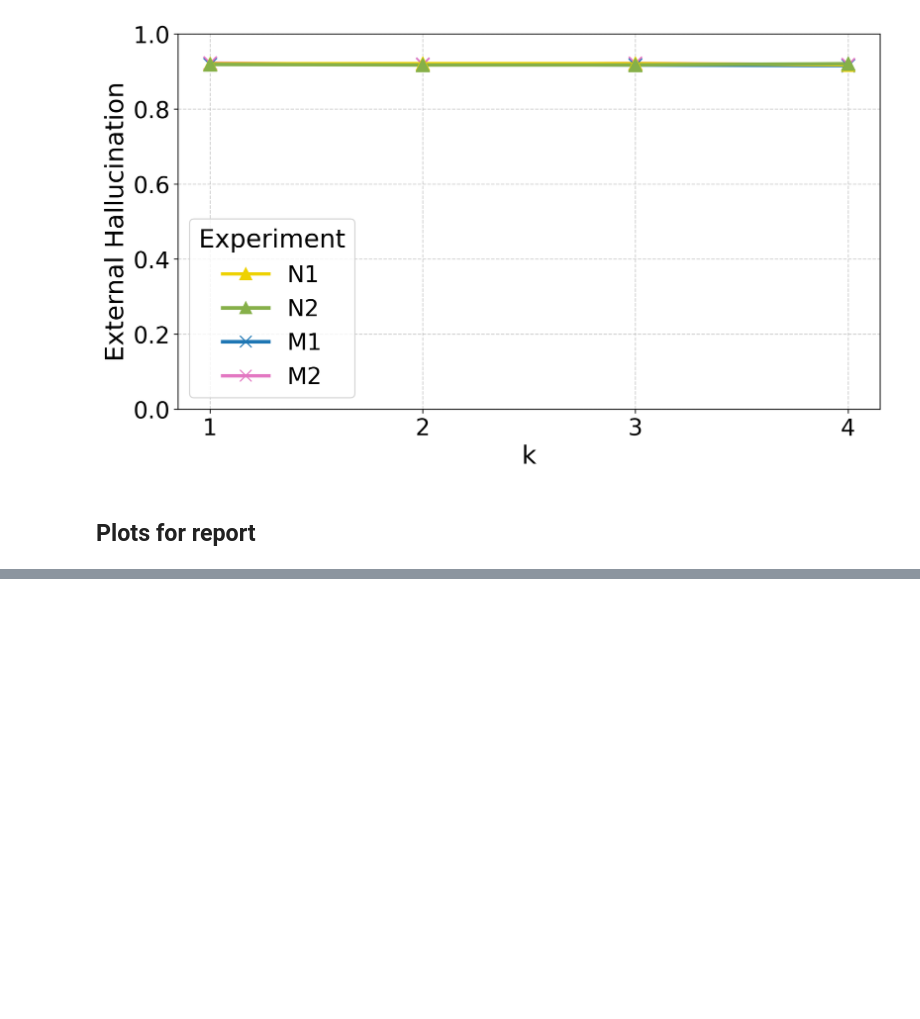
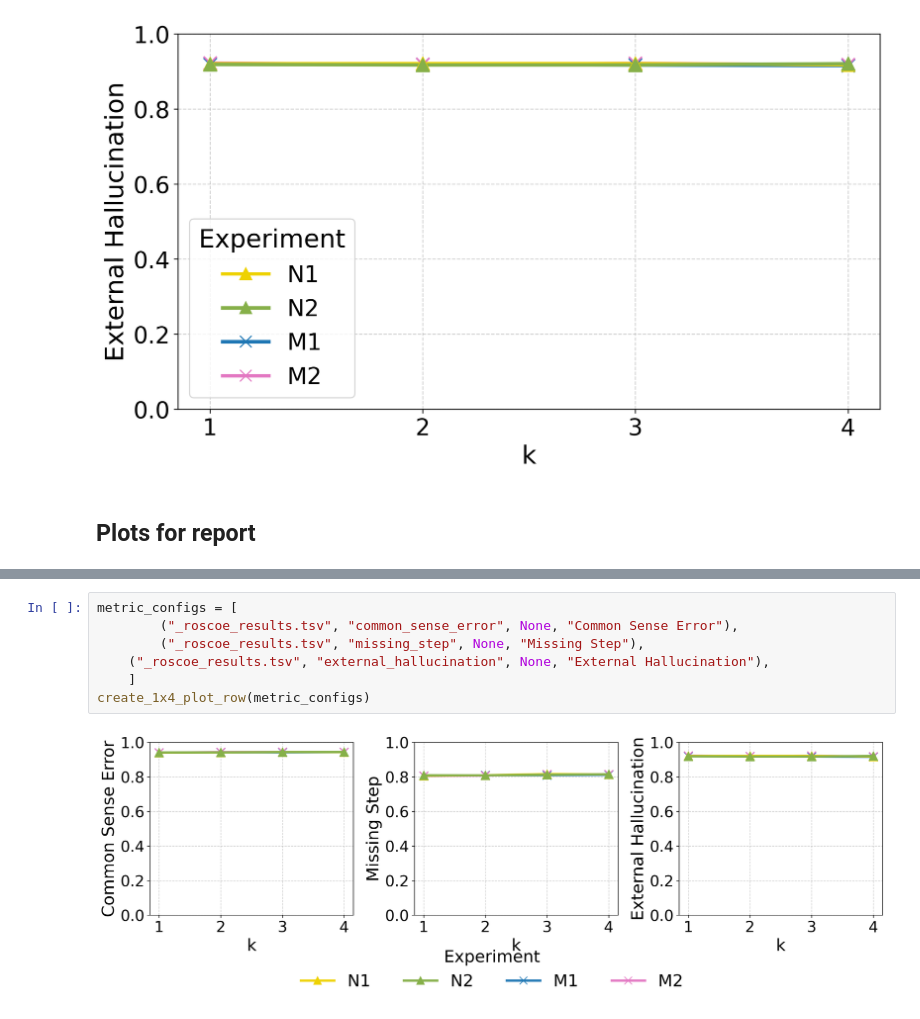
Before and after one commit to lenalibon/Bridging-the-Chains, a Jupyter notebook: analysis/comparison_k.ipynb, the cells around one changed output, grey strips where cells are left out. Saved outputs shown, nothing was run; the diff lists cells and outputs as text; blank space fills up the shorter version.

```diff
--- a/analysis/comparison_k.ipynb
+++ b/analysis/comparison_k.ipynb
@@ -207,0 +213,9 @@ create_1x4_plot_row(metric_configs)
+# %%
+metric_configs = [
+        ("_roscoe_results.tsv", "common_sense_error", None, "Common Sense Error"),
+        ("_roscoe_results.tsv", "missing_step", None, "Missing Step"),
+    ("_roscoe_results.tsv", "external_hallucination", None, "External Hallucination"),
+    ]
+create_1x4_plot_row(metric_configs)
+# %% [output]
+[figure, added]
```
Also changed, not shown: parts of 3 cells of this notebook.
